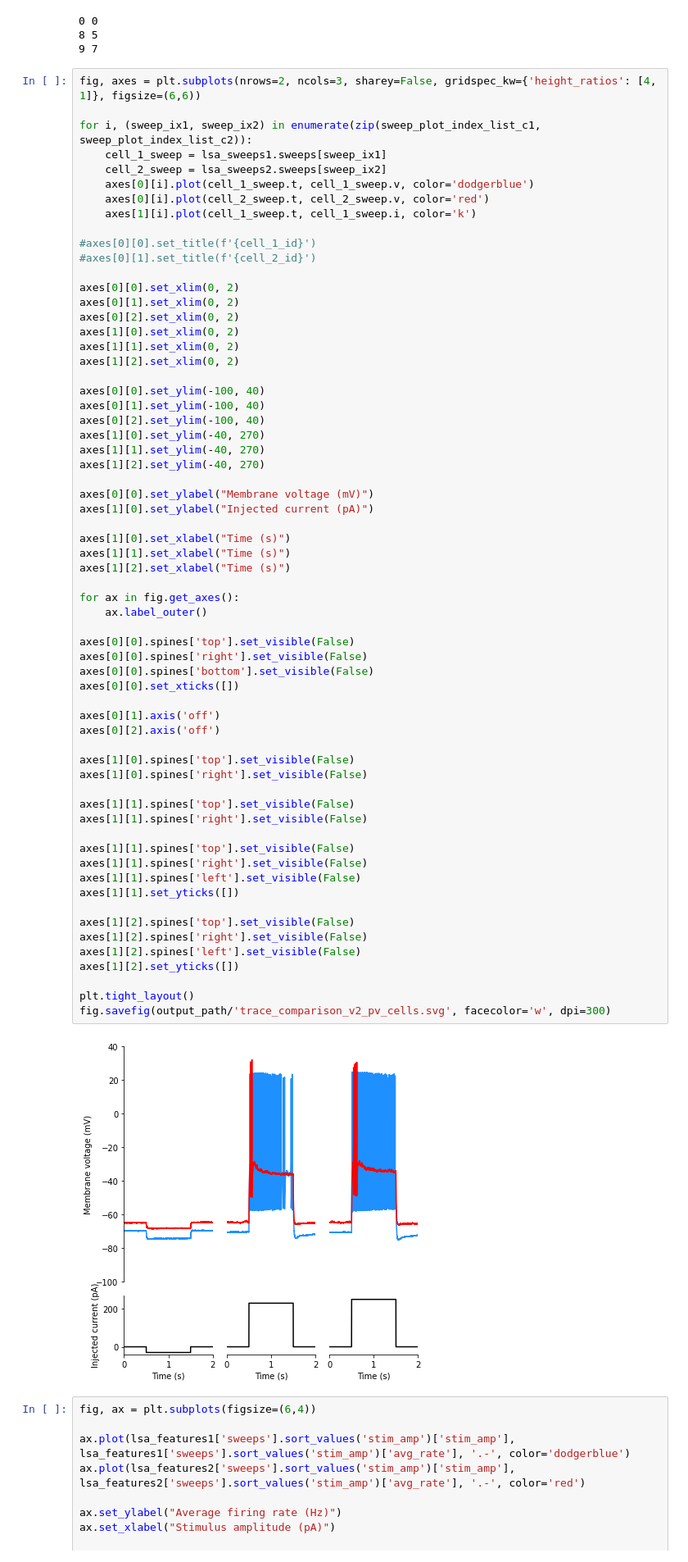
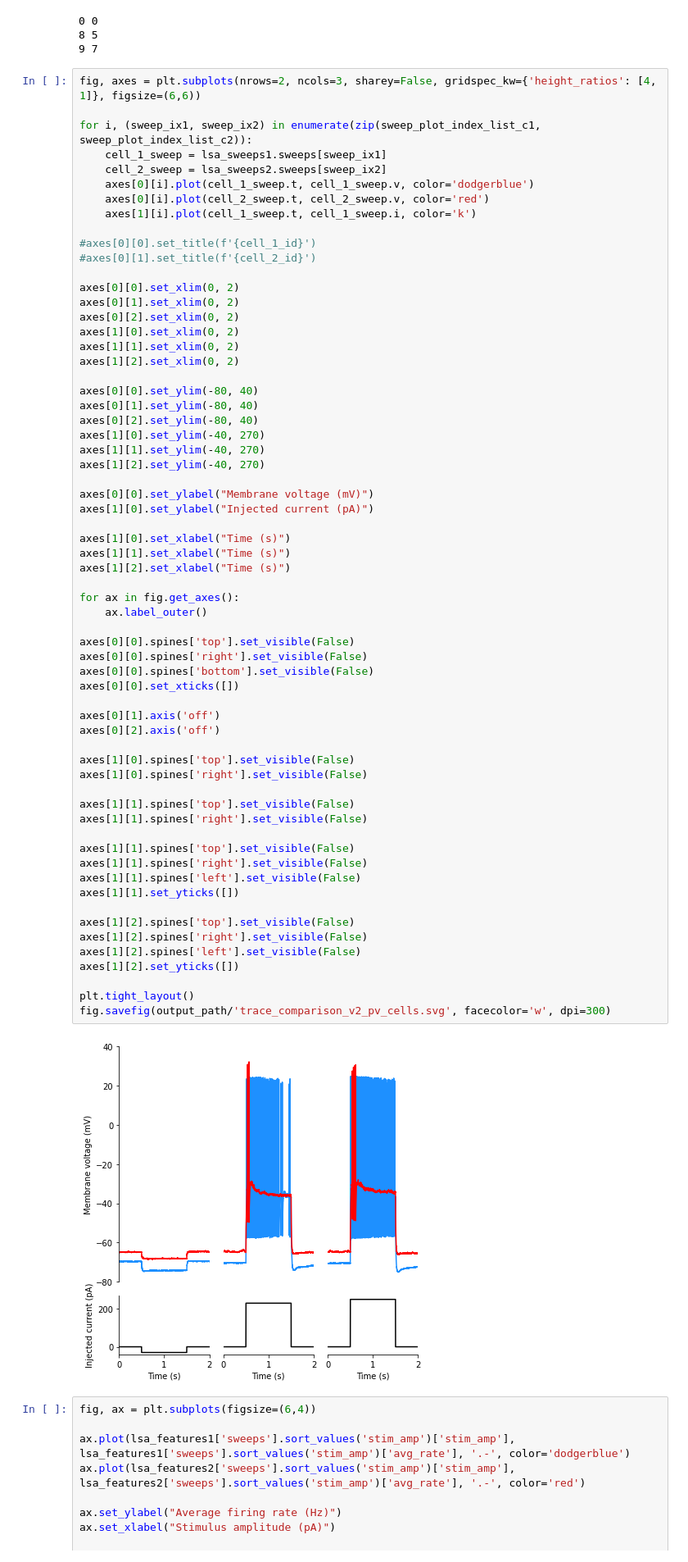
Before and after one commit to keon-arbabi/patch-seq-microglia, a Jupyter notebook: 4b-ephys-analysis.ipynb, the cells around one changed output. Shown at 82% size. Saved outputs shown, nothing was run; the diff lists cells and outputs as text.

Commit message:
small update to ephys trace figures

```diff
--- a/4b-ephys-analysis.ipynb
+++ b/4b-ephys-analysis.ipynb
@@ -416,9 +416,9 @@ axes[1][0].set_xlim(0, 2)
 axes[1][1].set_xlim(0, 2)
 axes[1][2].set_xlim(0, 2)
 
-axes[0][0].set_ylim(-100, 40)
-axes[0][1].set_ylim(-100, 40)
-axes[0][2].set_ylim(-100, 40)
+axes[0][0].set_ylim(-80, 40)
+axes[0][1].set_ylim(-80, 40)
+axes[0][2].set_ylim(-80, 40)
 axes[1][0].set_ylim(-40, 270)
 axes[1][1].set_ylim(-40, 270)
 axes[1][2].set_ylim(-40, 270)
@@ -433,34 +433,34 @@ axes[1][2].set_xlabel("Time (s)")
 for ax in fig.get_axes():
     ax.label_outer()
 
 axes[0][0].spines['top'].set_visible(False)
 axes[0][0].spines['right'].set_visible(False)
 axes[0][0].spines['bottom'].set_visible(False)
 axes[0][0].set_xticks([])
 
 axes[0][1].axis('off')
 axes[0][2].axis('off')
 
 axes[1][0].spines['top'].set_visible(False)
 axes[1][0].spines['right'].set_visible(False)
 
 axes[1][1].spines['top'].set_visible(False)
 axes[1][1].spines['right'].set_visible(False)
 
 axes[1][1].spines['top'].set_visible(False)
 axes[1][1].spines['right'].set_visible(False)
 axes[1][1].spines['left'].set_visible(False)
 axes[1][1].set_yticks([])
 
 axes[1][2].spines['top'].set_visible(False)
 axes[1][2].spines['right'].set_visible(False)
 axes[1][2].spines['left'].set_visible(False)
 axes[1][2].set_yticks([])
 
 plt.tight_layout()
 fig.savefig(output_path/'trace_comparison_v2_pv_cells.svg', facecolor='w', dpi=300)
 # %% [output]
-[figure, old version]
+[figure, new version]
 # %%
 fig, ax = plt.subplots(figsize=(6,4))
 
```
Also changed, not shown: parts of 1 cell of this notebook, 4 other files.
